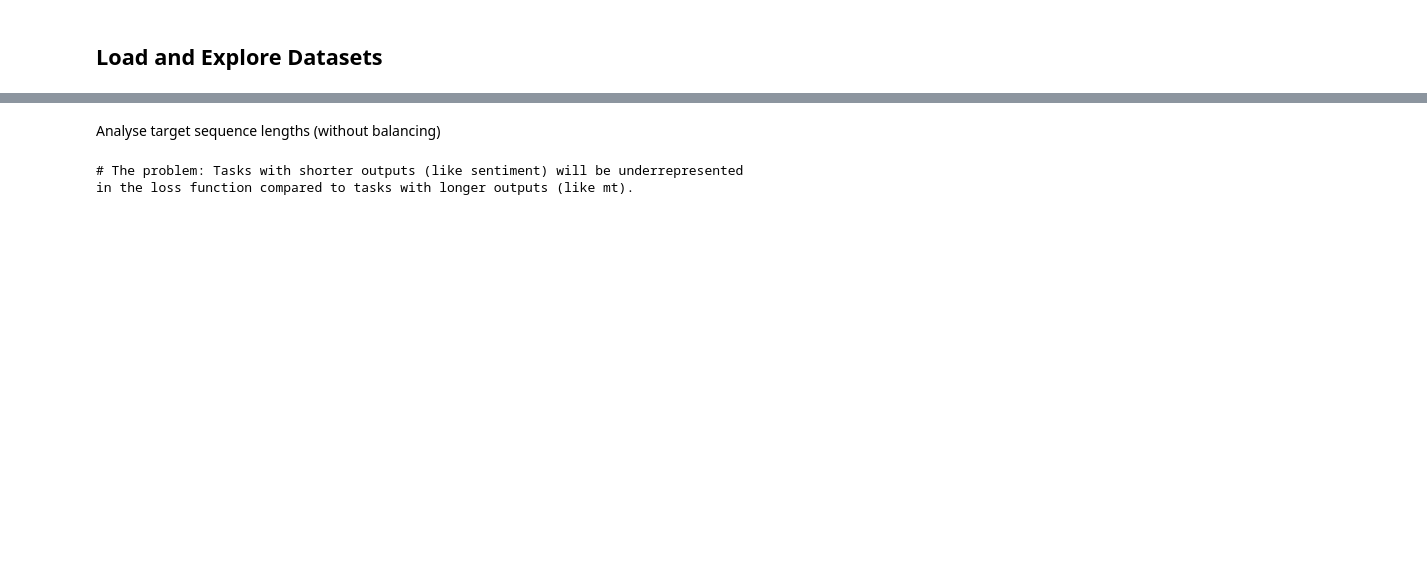
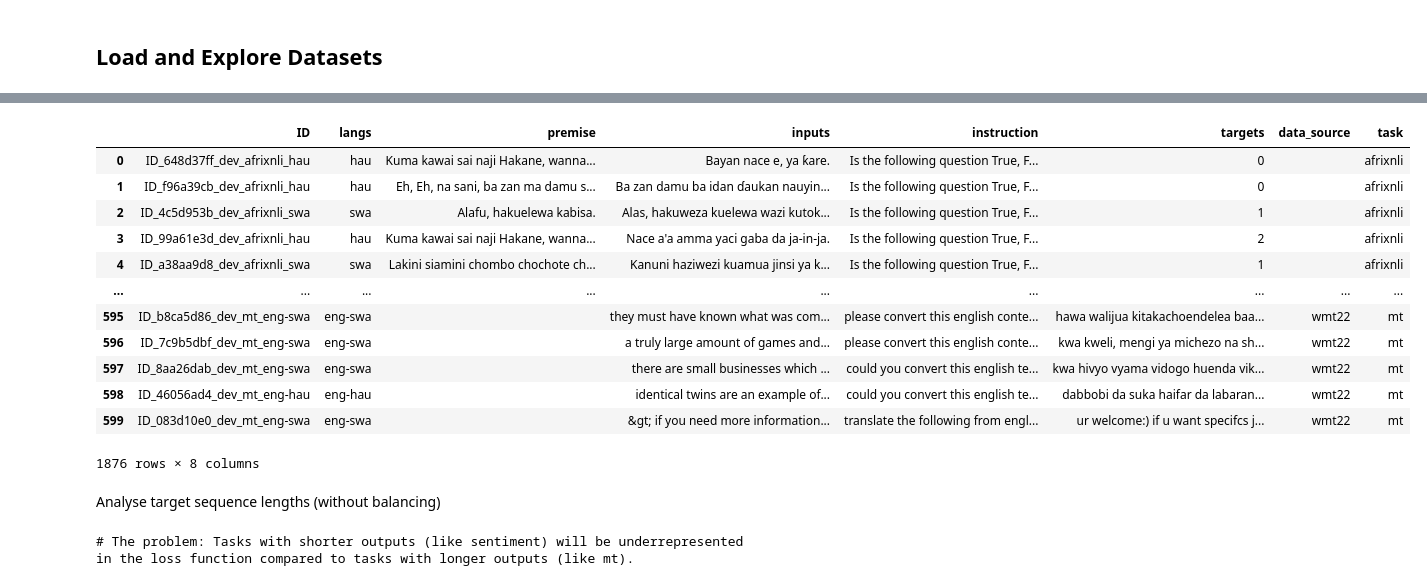
Before and after one commit to melissafasol/InkubaLM-Challenge, a Jupyter notebook: notebooks_EDA/01_QLoRA_baseline.ipynb, the cells around one changed output, grey strips where cells are left out. Saved outputs shown, nothing was run; the diff lists cells and outputs as text; code cells hidden in the pictures; blank space fills up the shorter version.

```diff
--- a/notebooks_EDA/01_QLoRA_baseline.ipynb
+++ b/notebooks_EDA/01_QLoRA_baseline.ipynb
@@ -190,0 +223,16 @@ train_df.loc[train_df['task'] == 'afrixnli']
+# %%
+# Load your data
+df = xn_df
+df["is_augmented"] = False
+
+# Apply augmentation
+augmented_rows = []
+for _, row in df.iterrows():
+    aug = apply_augmentation(row, synonyms)
+    if aug is not None:
+        augmented_rows.append(aug)
+
+augmented_df = pd.DataFrame(augmented_rows)
+
+# Combine and save
+xnli_aug_df = pd.concat([xn_df, augmented_df], ignore_index=True)
@@ -190,0 +285,16 @@ train_df.loc[train_df['task'] == 'afrixnli']
+# %%
+import pandas as pd
+
+# Load data
+df = se_df
+df["is_augmented"] = False
+
+# Apply augmentation
+augmented_rows = []
+for _, row in df.iterrows():
+    aug = apply_augmentation(row, synonyms)
+    if aug is not None:
+        augmented_rows.append(aug)
+
+aug_df = pd.DataFrame(augmented_rows)
+sent_aug_df = pd.concat([se_df, aug_df], ignore_index=True)
@@ -191,3 +307,19 @@ train_df.loc[train_df['task'] == 'afrixnli']
+# %%
+train_df_concat
+# %% [output]
+|  | ID | langs | premise | inputs | instruction | targets | data_source | task |
+| 0 | ID_648d37ff_dev_afrixnli_hau | hau | Kuma kawai sai naji Hakane, wanna... | Bayan nace e, ya ƙare. | Is the following question True, F... | 0 |  | afrixnli |
+| 1 | ID_f96a39cb_dev_afrixnli_hau | hau | Eh, Eh, na sani, ba zan ma damu s... | Ba zan damu ba idan ɗaukan nauyin... | Is the following question True, F... | 0 |  | afrixnli |
+| 2 | ID_4c5d953b_dev_afrixnli_swa | swa | Alafu, hakuelewa kabisa. | Alas, hakuweza kuelewa wazi kutok... | Is the following question True, F... | 1 |  | afrixnli |
+| 3 | ID_99a61e3d_dev_afrixnli_hau | hau | Kuma kawai sai naji Hakane, wanna... | Nace a'a amma yaci gaba da ja-in-ja. | Is the following question True, F... | 2 |  | afrixnli |
+| 4 | ID_a38aa9d8_dev_afrixnli_swa | swa | Lakini siamini chombo chochote ch... | Kanuni haziwezi kuamua jinsi ya k... | Is the following question True, F... | 1 |  | afrixnli |
+| ... | ... | ... | ... | ... | ... | ... | ... | ... |
+| 595 | ID_b8ca5d86_dev_mt_eng-swa | eng-swa |  | they must have known what was com... | please convert this english conte... | hawa walijua kitakachoendelea baa... | wmt22 | mt |
+| 596 | ID_7c9b5dbf_dev_mt_eng-swa | eng-swa |  | a truly large amount of games and... | please convert this english conte... | kwa kweli, mengi ya michezo na sh... | wmt22 | mt |
+| 597 | ID_8aa26dab_dev_mt_eng-swa | eng-swa |  | there are small businesses which ... | could you convert this english te... | kwa hivyo vyama vidogo huenda vik... | wmt22 | mt |
+| 598 | ID_46056ad4_dev_mt_eng-hau | eng-hau |  | identical twins are an example of... | could you convert this english te... | dabbobi da suka haifar da labaran... | wmt22 | mt |
+| 599 | ID_083d10e0_dev_mt_eng-swa | eng-swa |  | &gt; if you need more information... | translate the following from engl... | ur welcome:) if u want specifcs j... | wmt22 | mt |
+1876 rows × 8 columns
 # %% [markdown]
 Analyse target sequence lengths (without balancing)
 # %%
```
Also changed, not shown: parts of 39 cells of this notebook.
